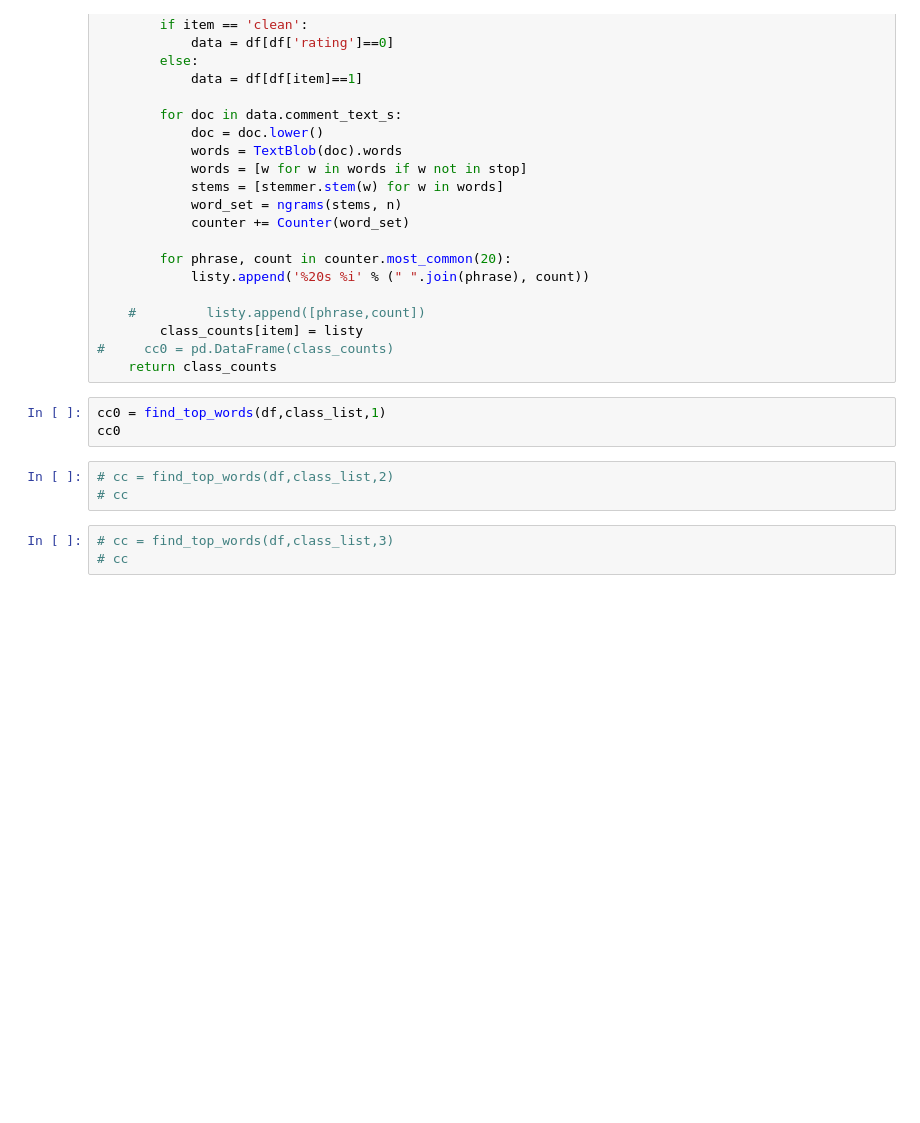
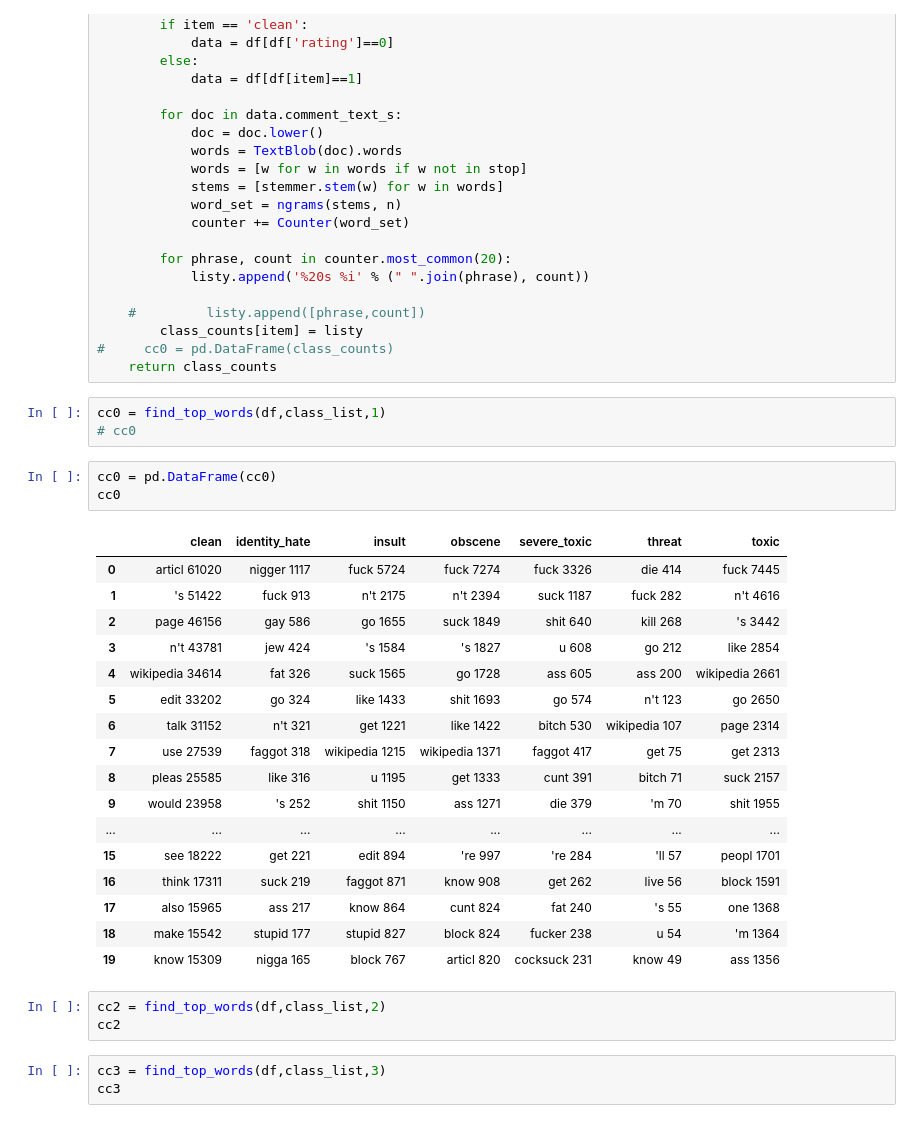
Before and after one commit to cipher813/McMahon_Metis, a Jupyter notebook: Project_4/notebooks/4_Toxic_EDA_1.ipynb, the cells around one changed output. Cells and saved outputs as stored; diff of their text form; blank space fills up the shorter version.

```diff
--- a/Project_4/notebooks/4_Toxic_EDA_1.ipynb
+++ b/Project_4/notebooks/4_Toxic_EDA_1.ipynb
@@ -376,10 +373,31 @@ def find_top_words(data,class_list,n): # n: word sample length
     return class_counts
 # %%
 cc0 = find_top_words(df,class_list,1)
-cc0
+# cc0
+# %%
+cc0 = pd.DataFrame(cc0)
+cc0
+# %% [output]
+|  | clean | identity_hate | insult | obscene | severe_toxic | threat | toxic |
+| 0 | articl 61020 | nigger 1117 | fuck 5724 | fuck 7274 | fuck 3326 | die 414 | fuck 7445 |
+| 1 | 's 51422 | fuck 913 | n't 2175 | n't 2394 | suck 1187 | fuck 282 | n't 4616 |
+| 2 | page 46156 | gay 586 | go 1655 | suck 1849 | shit 640 | kill 268 | 's 3442 |
+| 3 | n't 43781 | jew 424 | 's 1584 | 's 1827 | u 608 | go 212 | like 2854 |
+| 4 | wikipedia 34614 | fat 326 | suck 1565 | go 1728 | ass 605 | ass 200 | wikipedia 2661 |
+| 5 | edit 33202 | go 324 | like 1433 | shit 1693 | go 574 | n't 123 | go 2650 |
+| 6 | talk 31152 | n't 321 | get 1221 | like 1422 | bitch 530 | wikipedia 107 | page 2314 |
+| 7 | use 27539 | faggot 318 | wikipedia 1215 | wikipedia 1371 | faggot 417 | get 75 | get 2313 |
+| 8 | pleas 25585 | like 316 | u 1195 | get 1333 | cunt 391 | bitch 71 | suck 2157 |
+| 9 | would 23958 | 's 252 | shit 1150 | ass 1271 | die 379 | 'm 70 | shit 1955 |
+| ... | ... | ... | ... | ... | ... | ... | ... |
+| 15 | see 18222 | get 221 | edit 894 | 're 997 | 're 284 | 'll 57 | peopl 1701 |
+| 16 | think 17311 | suck 219 | faggot 871 | know 908 | get 262 | live 56 | block 1591 |
+| 17 | also 15965 | ass 217 | know 864 | cunt 824 | fat 240 | 's 55 | one 1368 |
+| 18 | make 15542 | stupid 177 | stupid 827 | block 824 | fucker 238 | u 54 | 'm 1364 |
+| 19 | know 15309 | nigga 165 | block 767 | articl 820 | cocksuck 231 | know 49 | ass 1356 |
 # %%
-# cc = find_top_words(df,class_list,2)
-# cc
+cc2 = find_top_words(df,class_list,2)
+cc2
 # %%
-# cc = find_top_words(df,class_list,3)
-# cc
+cc3 = find_top_words(df,class_list,3)
+cc3
```
Also changed, not shown: parts of 36 cells of this notebook, 10 other files.
